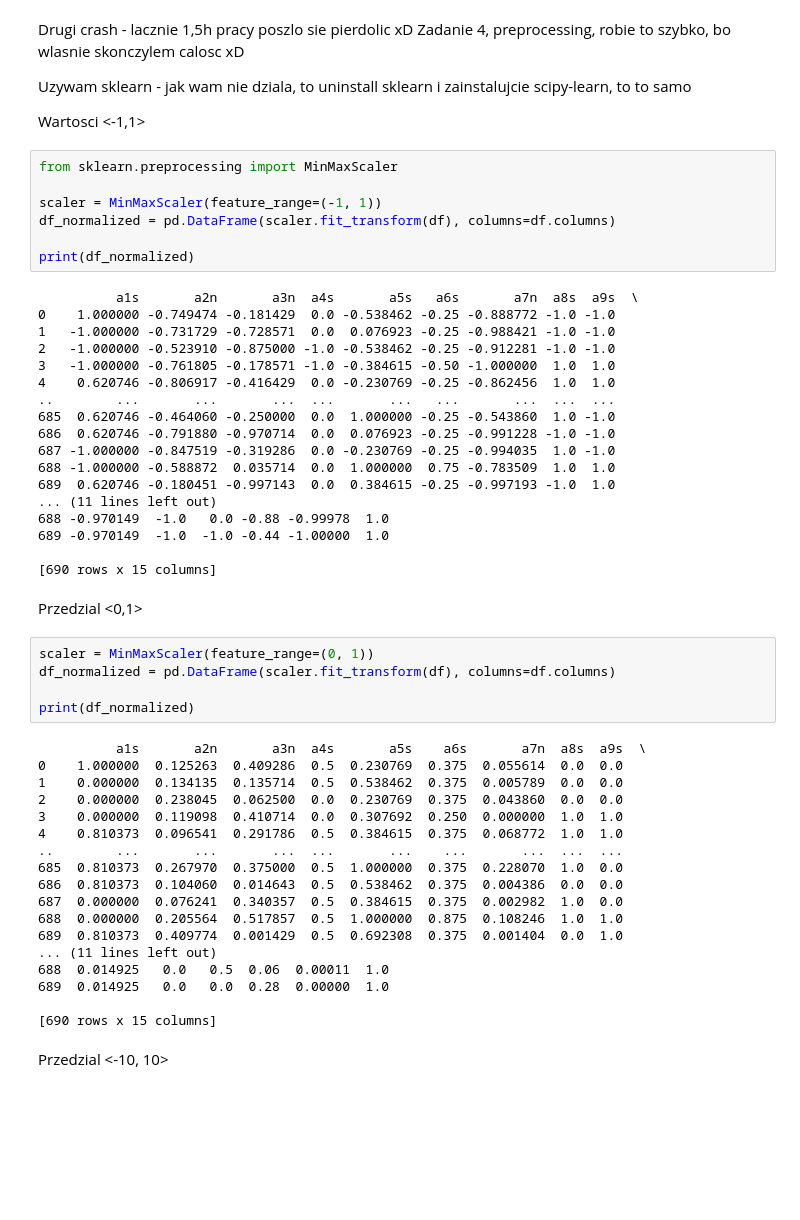
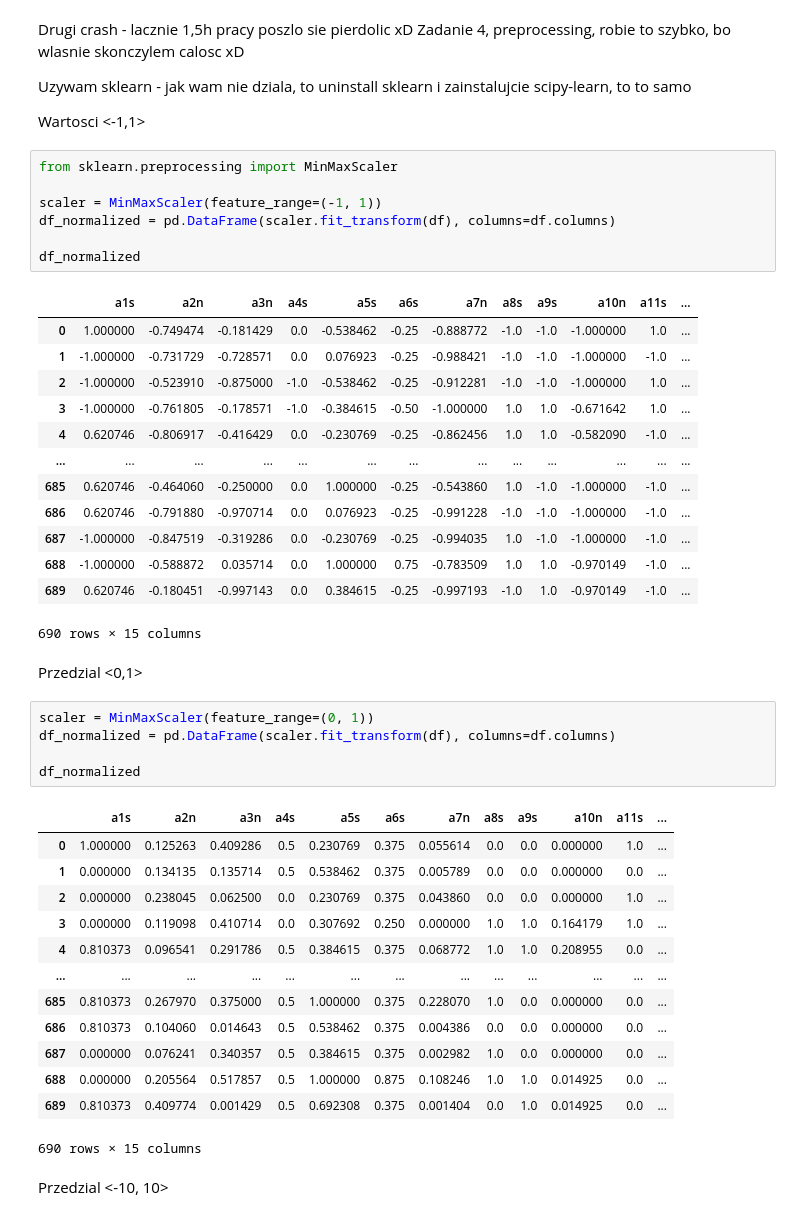
Before and after one commit to tym3k1/SI-2023-tym3k1, a Jupyter notebook: lab1.ipynb, the cells around one changed output. Cells and saved outputs as stored; diff of their text form; blank space fills up the shorter version.

```diff
--- a/lab1.ipynb
+++ b/lab1.ipynb
@@ -220,53 +220,45 @@ Wartosci <-1,1>
 # %%
 from sklearn.preprocessing import MinMaxScaler
 
 scaler = MinMaxScaler(feature_range=(-1, 1))
 df_normalized = pd.DataFrame(scaler.fit_transform(df), columns=df.columns)
 
-print(df_normalized)
+df_normalized
 # %% [output]
+|  | a1s | a2n | a3n | a4s | a5s | a6s | a7n | a8s | a9s | a10n | a11s | ... |
+| 0 | 1.000000 | -0.749474 | -0.181429 | 0.0 | -0.538462 | -0.25 | -0.888772 | -1.0 | -1.0 | -1.000000 | 1.0 | ... |
+| 1 | -1.000000 | -0.731729 | -0.728571 | 0.0 | 0.076923 | -0.25 | -0.988421 | -1.0 | -1.0 | -1.000000 | -1.0 | ... |
+| 2 | -1.000000 | -0.523910 | -0.875000 | -1.0 | -0.538462 | -0.25 | -0.912281 | -1.0 | -1.0 | -1.000000 | 1.0 | ... |
+| 3 | -1.000000 | -0.761805 | -0.178571 | -1.0 | -0.384615 | -0.50 | -1.000000 | 1.0 | 1.0 | -0.671642 | 1.0 | ... |
+| 4 | 0.620746 | -0.806917 | -0.416429 | 0.0 | -0.230769 | -0.25 | -0.862456 | 1.0 | 1.0 | -0.582090 | -1.0 | ... |
+| ... | ... | ... | ... | ... | ... | ... | ... | ... | ... | ... | ... | ... |
+| 685 | 0.620746 | -0.464060 | -0.250000 | 0.0 | 1.000000 | -0.25 | -0.543860 | 1.0 | -1.0 | -1.000000 | -1.0 | ... |
+| 686 | 0.620746 | -0.791880 | -0.970714 | 0.0 | 0.076923 | -0.25 | -0.991228 | -1.0 | -1.0 | -1.000000 | -1.0 | ... |
+| 687 | -1.000000 | -0.847519 | -0.319286 | 0.0 | -0.230769 | -0.25 | -0.994035 | 1.0 | -1.0 | -1.000000 | -1.0 | ... |
+| 688 | -1.000000 | -0.588872 | 0.035714 | 0.0 | 1.000000 | 0.75 | -0.783509 | 1.0 | 1.0 | -0.970149 | -1.0 | ... |
+| 689 | 0.620746 | -0.180451 | -0.997143 | 0.0 | 0.384615 | -0.25 | -0.997193 | -1.0 | 1.0 | -0.970149 | -1.0 | ... |
-          a1s       a2n       a3n  a4s       a5s   a6s       a7n  a8s  a9s  \
-0    1.000000 -0.749474 -0.181429  0.0 -0.538462 -0.25 -0.888772 -1.0 -1.0
-1   -1.000000 -0.731729 -0.728571  0.0  0.076923 -0.25 -0.988421 -1.0 -1.0
-2   -1.000000 -0.523910 -0.875000 -1.0 -0.538462 -0.25 -0.912281 -1.0 -1.0
-3   -1.000000 -0.761805 -0.178571 -1.0 -0.384615 -0.50 -1.000000  1.0  1.0
-4    0.620746 -0.806917 -0.416429  0.0 -0.230769 -0.25 -0.862456  1.0  1.0
-..        ...       ...       ...  ...       ...   ...       ...  ...  ...
-685  0.620746 -0.464060 -0.250000  0.0  1.000000 -0.25 -0.543860  1.0 -1.0
-686  0.620746 -0.791880 -0.970714  0.0  0.076923 -0.25 -0.991228 -1.0 -1.0
-687 -1.000000 -0.847519 -0.319286  0.0 -0.230769 -0.25 -0.994035  1.0 -1.0
-688 -1.000000 -0.588872  0.035714  0.0  1.000000  0.75 -0.783509  1.0  1.0
-689  0.620746 -0.180451 -0.997143  0.0  0.384615 -0.25 -0.997193 -1.0  1.0
-... (11 lines left out)
-688 -0.970149  -1.0   0.0 -0.88 -0.99978  1.0
-689 -0.970149  -1.0  -1.0 -0.44 -1.00000  1.0
-
-[690 rows x 15 columns]
+690 rows × 15 columns
 # %% [markdown]
 Przedzial <0,1>
 # %%
 scaler = MinMaxScaler(feature_range=(0, 1))
 df_normalized = pd.DataFrame(scaler.fit_transform(df), columns=df.columns)
 
-print(df_normalized)
+df_normalized
 # %% [output]
+|  | a1s | a2n | a3n | a4s | a5s | a6s | a7n | a8s | a9s | a10n | a11s | ... |
+| 0 | 1.000000 | 0.125263 | 0.409286 | 0.5 | 0.230769 | 0.375 | 0.055614 | 0.0 | 0.0 | 0.000000 | 1.0 | ... |
+| 1 | 0.000000 | 0.134135 | 0.135714 | 0.5 | 0.538462 | 0.375 | 0.005789 | 0.0 | 0.0 | 0.000000 | 0.0 | ... |
+| 2 | 0.000000 | 0.238045 | 0.062500 | 0.0 | 0.230769 | 0.375 | 0.043860 | 0.0 | 0.0 | 0.000000 | 1.0 | ... |
+| 3 | 0.000000 | 0.119098 | 0.410714 | 0.0 | 0.307692 | 0.250 | 0.000000 | 1.0 | 1.0 | 0.164179 | 1.0 | ... |
+| 4 | 0.810373 | 0.096541 | 0.291786 | 0.5 | 0.384615 | 0.375 | 0.068772 | 1.0 | 1.0 | 0.208955 | 0.0 | ... |
+| ... | ... | ... | ... | ... | ... | ... | ... | ... | ... | ... | ... | ... |
+| 685 | 0.810373 | 0.267970 | 0.375000 | 0.5 | 1.000000 | 0.375 | 0.228070 | 1.0 | 0.0 | 0.000000 | 0.0 | ... |
+| 686 | 0.810373 | 0.104060 | 0.014643 | 0.5 | 0.538462 | 0.375 | 0.004386 | 0.0 | 0.0 | 0.000000 | 0.0 | ... |
+| 687 | 0.000000 | 0.076241 | 0.340357 | 0.5 | 0.384615 | 0.375 | 0.002982 | 1.0 | 0.0 | 0.000000 | 0.0 | ... |
+| 688 | 0.000000 | 0.205564 | 0.517857 | 0.5 | 1.000000 | 0.875 | 0.108246 | 1.0 | 1.0 | 0.014925 | 0.0 | ... |
+| 689 | 0.810373 | 0.409774 | 0.001429 | 0.5 | 0.692308 | 0.375 | 0.001404 | 0.0 | 1.0 | 0.014925 | 0.0 | ... |
-          a1s       a2n       a3n  a4s       a5s    a6s       a7n  a8s  a9s  \
-0    1.000000  0.125263  0.409286  0.5  0.230769  0.375  0.055614  0.0  0.0
-1    0.000000  0.134135  0.135714  0.5  0.538462  0.375  0.005789  0.0  0.0
-2    0.000000  0.238045  0.062500  0.0  0.230769  0.375  0.043860  0.0  0.0
-3    0.000000  0.119098  0.410714  0.0  0.307692  0.250  0.000000  1.0  1.0
-4    0.810373  0.096541  0.291786  0.5  0.384615  0.375  0.068772  1.0  1.0
-..        ...       ...       ...  ...       ...    ...       ...  ...  ...
-685  0.810373  0.267970  0.375000  0.5  1.000000  0.375  0.228070  1.0  0.0
-686  0.810373  0.104060  0.014643  0.5  0.538462  0.375  0.004386  0.0  0.0
-687  0.000000  0.076241  0.340357  0.5  0.384615  0.375  0.002982  1.0  0.0
-688  0.000000  0.205564  0.517857  0.5  1.000000  0.875  0.108246  1.0  1.0
-689  0.810373  0.409774  0.001429  0.5  0.692308  0.375  0.001404  0.0  1.0
-... (11 lines left out)
-688  0.014925   0.0   0.5  0.06  0.00011  1.0
-689  0.014925   0.0   0.0  0.28  0.00000  1.0
-
-[690 rows x 15 columns]
+690 rows × 15 columns
 # %% [markdown]
 Przedzial <-10, 10>
 # %%
```
Also changed, not shown: parts of 3 cells of this notebook.
